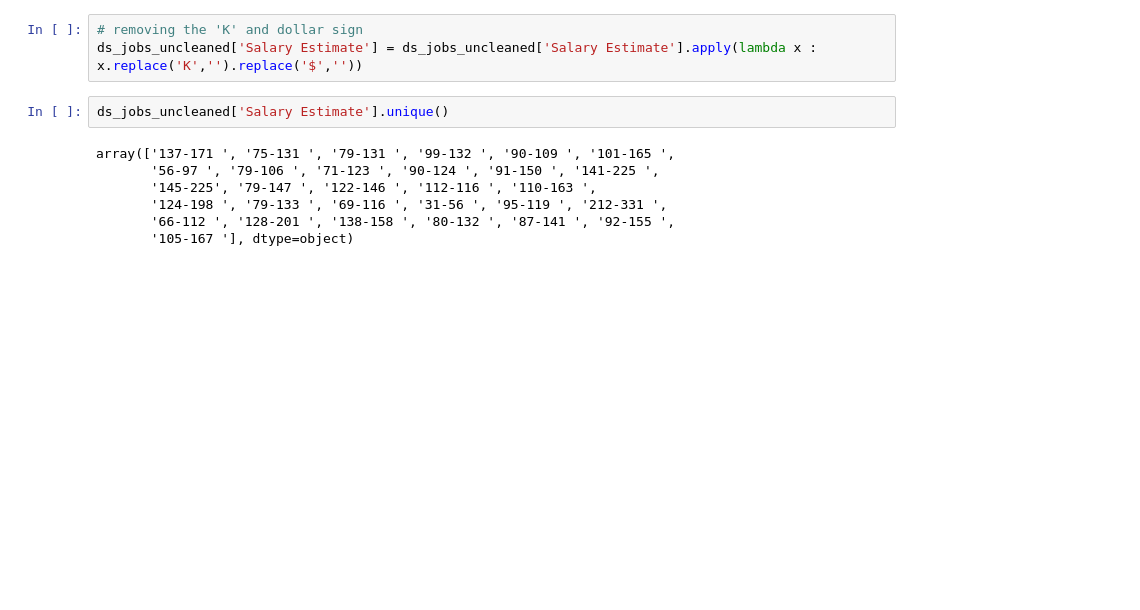
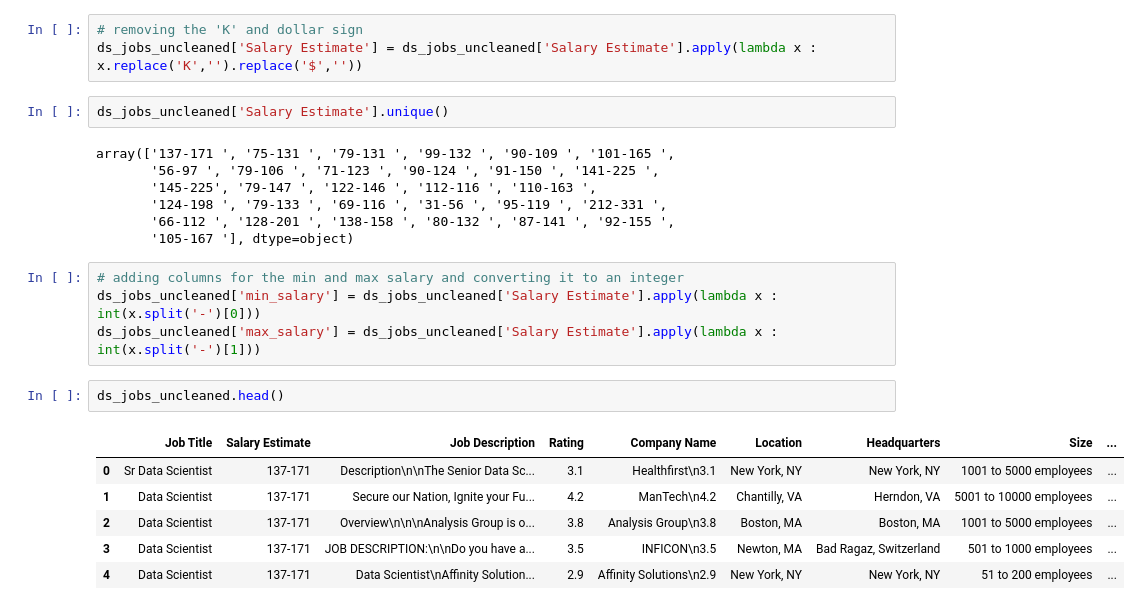
Before and after one commit to rimamenaa/Data-Analysis-Project, a Jupyter notebook: data_science_job_postings.ipynb, the cells around one changed output. Saved outputs shown, nothing was run; the diff lists cells and outputs as text; blank space fills up the shorter version.

Commit message:
adding min and max salary columns

```diff
--- a/data_science_job_postings.ipynb
+++ b/data_science_job_postings.ipynb
@@ -166,3 +166,16 @@ array(['137-171 ', '75-131 ', '79-131 ', '99-132 ', '90-109 ', '101-165 ',
        '124-198 ', '79-133 ', '69-116 ', '31-56 ', '95-119 ', '212-331 ',
        '66-112 ', '128-201 ', '138-158 ', '80-132 ', '87-141 ', '92-155 ',
        '105-167 '], dtype=object)
+# %%
+# adding columns for the min and max salary and converting it to an integer
+ds_jobs_uncleaned['min_salary'] = ds_jobs_uncleaned['Salary Estimate'].apply(lambda x : int(x.split('-')[0]))
+ds_jobs_uncleaned['max_salary'] = ds_jobs_uncleaned['Salary Estimate'].apply(lambda x : int(x.split('-')[1]))
+# %%
+ds_jobs_uncleaned.head()
+# %% [output]
+|  | Job Title | Salary Estimate | Job Description | Rating | Company Name | Location | Headquarters | Size | ... |
+| 0 | Sr Data Scientist | 137-171 | Description\n\nThe Senior Data Sc... | 3.1 | Healthfirst\n3.1 | New York, NY | New York, NY | 1001 to 5000 employees | ... |
+| 1 | Data Scientist | 137-171 | Secure our Nation, Ignite your Fu... | 4.2 | ManTech\n4.2 | Chantilly, VA | Herndon, VA | 5001 to 10000 employees | ... |
+| 2 | Data Scientist | 137-171 | Overview\n\n\nAnalysis Group is o... | 3.8 | Analysis Group\n3.8 | Boston, MA | Boston, MA | 1001 to 5000 employees | ... |
+| 3 | Data Scientist | 137-171 | JOB DESCRIPTION:\n\nDo you have a... | 3.5 | INFICON\n3.5 | Newton, MA | Bad Ragaz, Switzerland | 501 to 1000 employees | ... |
+| 4 | Data Scientist | 137-171 | Data Scientist\nAffinity Solution... | 2.9 | Affinity Solutions\n2.9 | New York, NY | New York, NY | 51 to 200 employees | ... |
```
